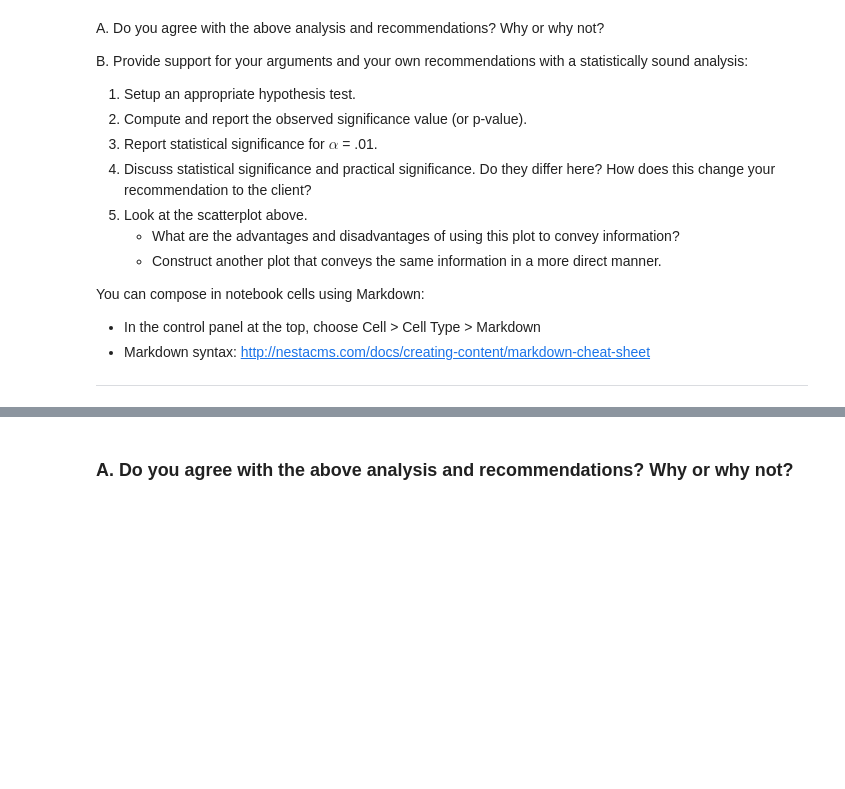
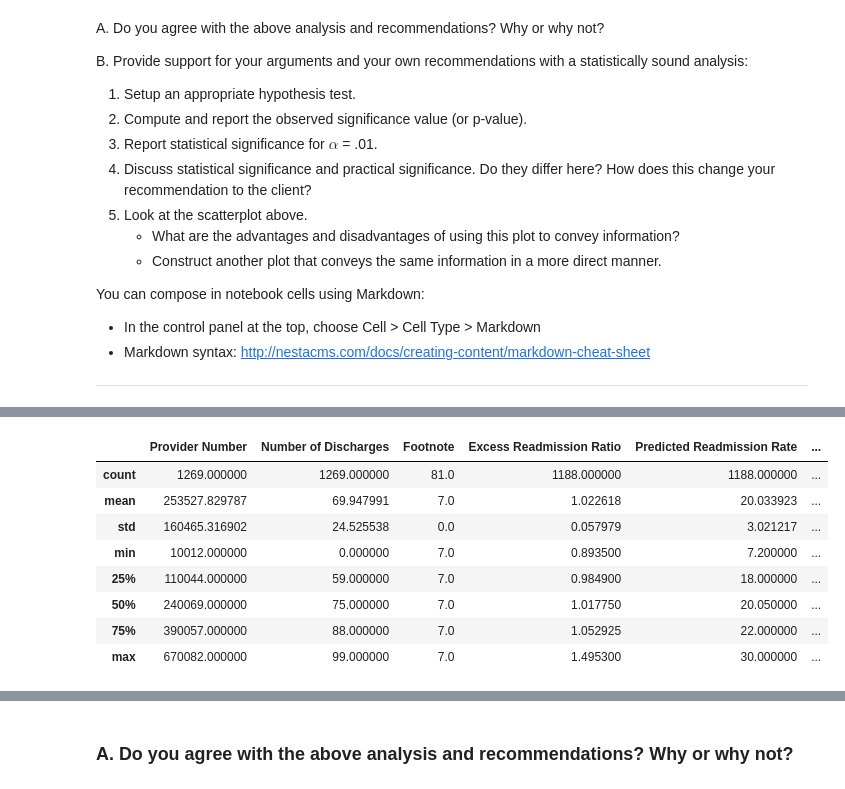
Before and after one commit to davicsilva/dsintensive, a Jupyter notebook: notebooks/eda-miniprojects/hospital_readmit/sliderule_dsi_inferential_statistics_exercise_3.ipynb, the cells around one changed output, grey strips where cells are left out. Saved outputs shown, nothing was run; the diff lists cells and outputs as text; code cells hidden in the pictures; blank space fills up the shorter version.

```diff
--- a/notebooks/eda-miniprojects/hospital_readmit/sliderule_dsi_inferential_statistics_exercise_3.ipynb
+++ b/notebooks/eda-miniprojects/hospital_readmit/sliderule_dsi_inferential_statistics_exercise_3.ipynb
@@ -114,0 +156,12 @@ You can compose in notebook cells using Markdown:
+# %%
+clean_hospital_read_df.loc[clean_hospital_read_df['Number of Discharges'] < 100].describe()
+# %% [output]
+|  | Provider Number | Number of Discharges | Footnote | Excess Readmission Ratio | Predicted Readmission Rate | ... |
+| count | 1269.000000 | 1269.000000 | 81.0 | 1188.000000 | 1188.000000 | ... |
+| mean | 253527.829787 | 69.947991 | 7.0 | 1.022618 | 20.033923 | ... |
+| std | 160465.316902 | 24.525538 | 0.0 | 0.057979 | 3.021217 | ... |
+| min | 10012.000000 | 0.000000 | 7.0 | 0.893500 | 7.200000 | ... |
+| 25% | 110044.000000 | 59.000000 | 7.0 | 0.984900 | 18.000000 | ... |
+| 50% | 240069.000000 | 75.000000 | 7.0 | 1.017750 | 20.050000 | ... |
+| 75% | 390057.000000 | 88.000000 | 7.0 | 1.052925 | 22.000000 | ... |
+| max | 670082.000000 | 99.000000 | 7.0 | 1.495300 | 30.000000 | ... |
```
Also changed, not shown: parts of 16 cells of this notebook, 4 other files.
